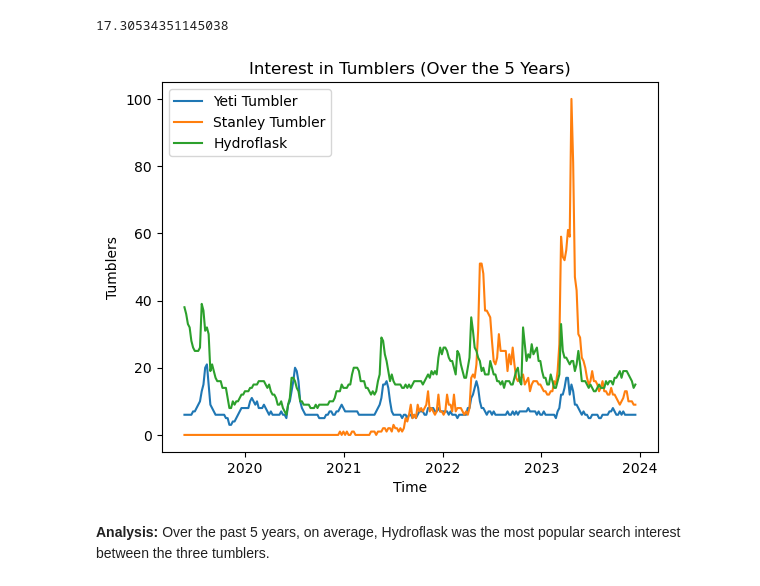
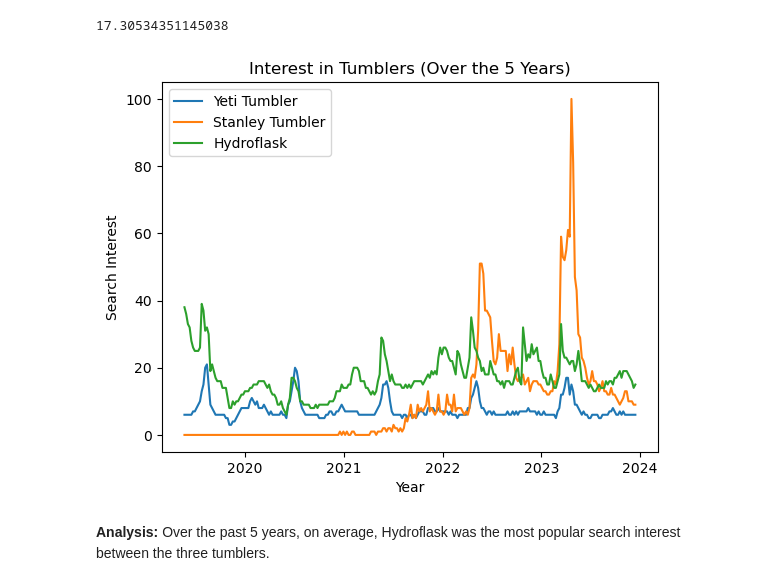
Before and after one commit to Crystal-Gonzales/Project-1, a Jupyter notebook: Tumbler/Fire-Proof Tumblers.ipynb, the cells around one changed output. Cells and saved outputs as stored; diff of their text form; code cells hidden in the pictures.

```diff
--- a/Tumbler/Fire-Proof Tumblers.ipynb
+++ b/Tumbler/Fire-Proof Tumblers.ipynb
@@ -77,19 +77,19 @@ time_df["hydroflask: (United States)"].mean()
 # %%
 # Use MaxNLocator to limit # of ticks
 plt.gca().xaxis.set_major_locator(MaxNLocator(nbins=6))
 
 # Line graph on Yeti over the 5 years
 plt.plot(time_df['Week'], time_df["yeti tumbler: (United States)"], label='Yeti Tumbler')
 plt.plot(time_df['Week'], time_df["stanley tumbler: (United States)"], label='Stanley Tumbler')
 plt.plot(time_df['Week'], time_df["hydroflask: (United States)"], label="Hydroflask")
 plt.title("Interest in Tumblers (Over the 5 Years)")
-plt.xlabel("Time")
-plt.ylabel("Tumblers")
+plt.xlabel("Year")
+plt.ylabel("Search Interest")
 plt.legend()
 plt.savefig("../Images/yeti_interest_5yrs.png")
 plt.show()
 # %% [output]
-[figure, old version]
+[figure, new version]
 # %% [markdown]
 **Analysis:** Over the past 5 years, on average, Hydroflask was the most popular search interest between the three tumblers.
 # %% [markdown]
```
Also changed, not shown: parts of 1 cell of this notebook, 2 other files.
